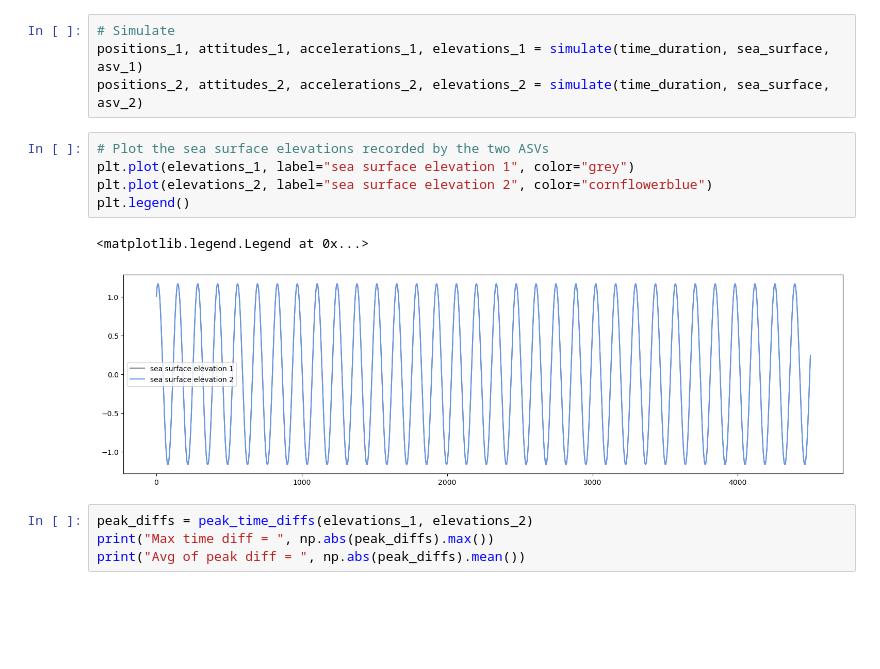
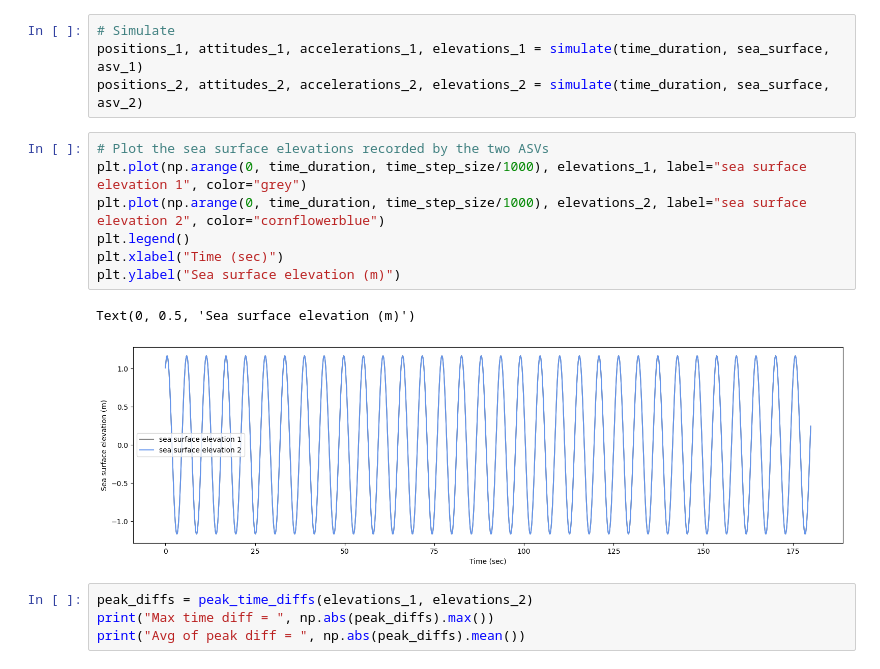
Before and after one commit to resilient-swarms/SeaSyncSquad, a Jupyter notebook: notebooks/exp_0.ipynb, the cells around one changed output. Saved outputs shown, nothing was run; the diff lists cells and outputs as text; blank space fills up the shorter version.

Commit message:
Label axis. One more point added to the observations.

```diff
--- a/notebooks/exp_0.ipynb
+++ b/notebooks/exp_0.ipynb
@@ -279,12 +293,14 @@ positions_1, attitudes_1, accelerations_1, elevations_1 = simulate(time_duration
 positions_2, attitudes_2, accelerations_2, elevations_2 = simulate(time_duration, sea_surface, asv_2)
 # %%
 # Plot the sea surface elevations recorded by the two ASVs
-plt.plot(elevations_1, label="sea surface elevation 1", color="grey")
-plt.plot(elevations_2, label="sea surface elevation 2", color="cornflowerblue")
+plt.plot(np.arange(0, time_duration, time_step_size/1000), elevations_1, label="sea surface elevation 1", color="grey")
+plt.plot(np.arange(0, time_duration, time_step_size/1000), elevations_2, label="sea surface elevation 2", color="cornflowerblue")
 plt.legend()
+plt.xlabel("Time (sec)")
+plt.ylabel("Sea surface elevation (m)")
 # %% [output]
-<matplotlib.legend.Legend at 0x...>
+Text(0, 0.5, 'Sea surface elevation (m)')
-[figure, old version]
+[figure, new version]
 # %%
 peak_diffs = peak_time_diffs(elevations_1, elevations_2)
 print("Max time diff = ", np.abs(peak_diffs).max())
```
Also changed, not shown: parts of 17 cells of this notebook.
